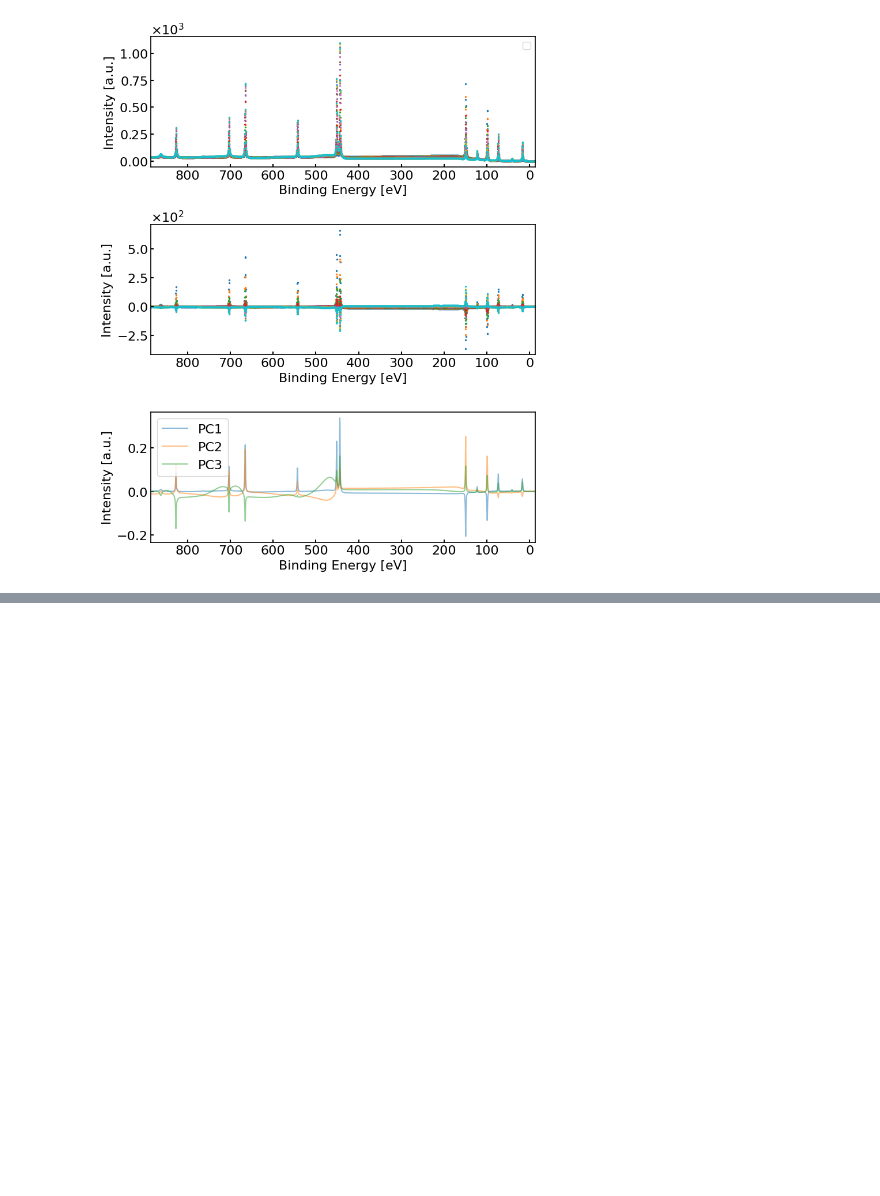
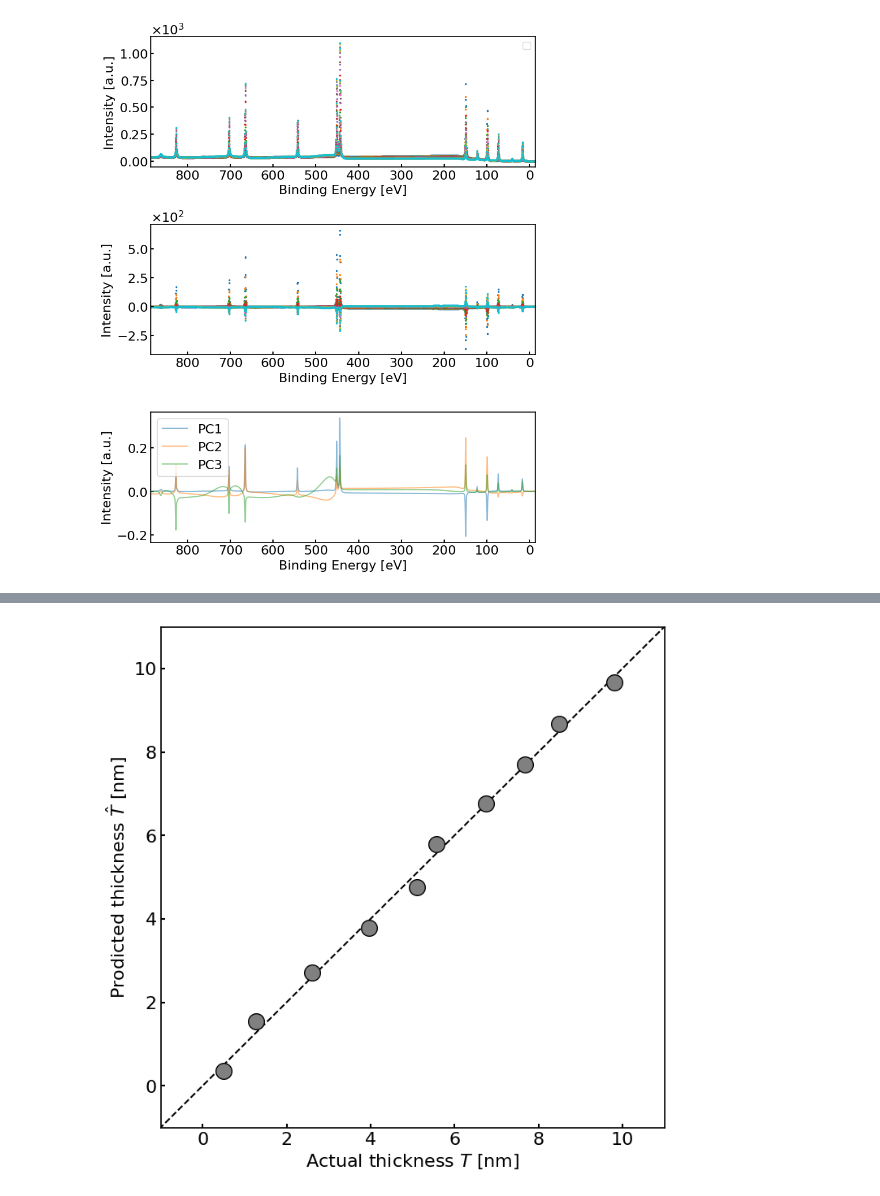
Before and after one commit to murakami9916/Spectral-Multivariate-Analysis, a Jupyter notebook: sample/tutorial.ipynb, the cells around one changed output, grey strips where cells are left out. Saved outputs shown, nothing was run; the diff lists cells and outputs as text; code cells hidden in the pictures; blank space fills up the shorter version.

```diff
--- a/sample/tutorial.ipynb
+++ b/sample/tutorial.ipynb
@@ -164,0 +176,16 @@ plt.show()
+# %%
+if( spAnalyzer.model.__class__.__name__=='PLSRegression' ):
+    y_hat = spAnalyzer.model.predict(spAnalyzer.distance_spectrum)
+    y_hat = scaler.inverse_transform(y_hat.reshape(-1, 1))
+
+    plt.figure(figsize=(8, 8))
+    plt.plot([-100, 100], [-100, 100], ls='--', color='k', zorder=1)
+    plt.scatter(y, y_hat, color='gray', s=200, zorder=2, edgecolor='k')
+    plt.xlim(-1, 11)
+    plt.ylim(-1, 11)
+    plt.xlabel(r'Actual thickness $T$ [nm]')
+    plt.ylabel(r'Prodicted thickness $\hat{T}$ [nm]')
+
+    plt.show()
+# %% [output]
+[figure, added]
```
Also changed, not shown: parts of 7 cells of this notebook.
